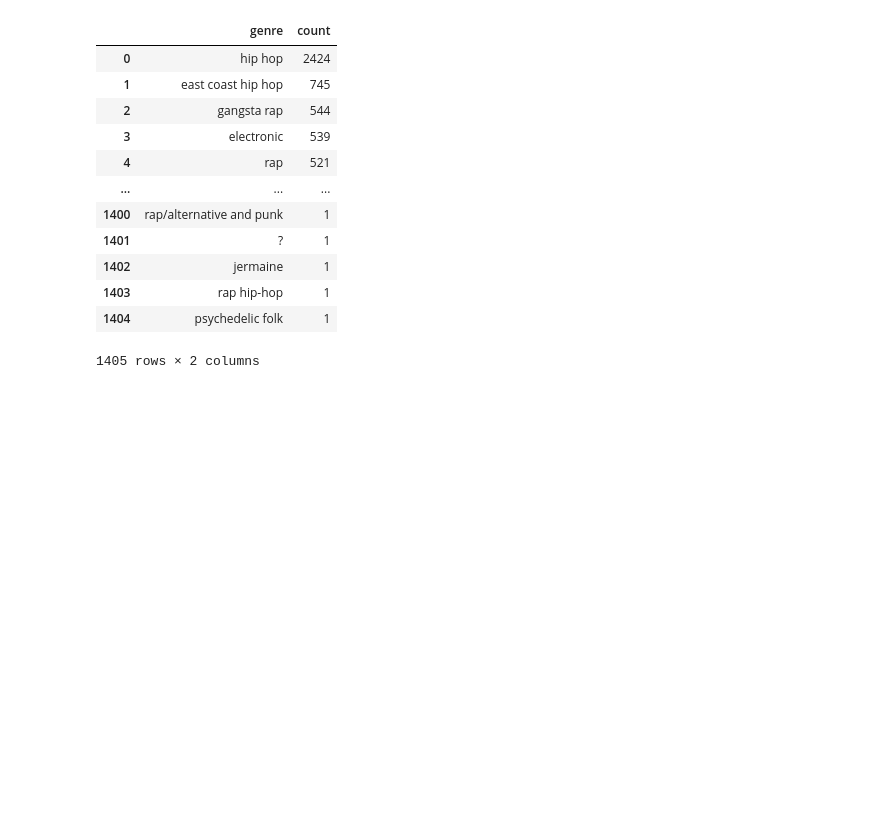
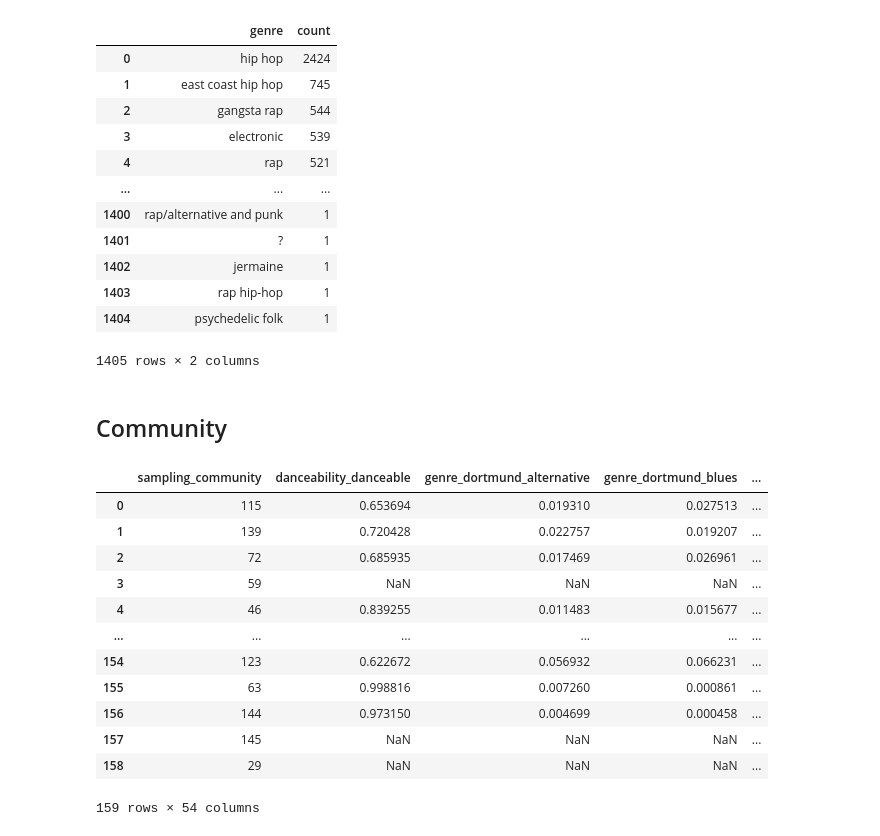
Before and after one commit to chrisapton/Music-KG-Project, a Jupyter notebook: notebooks/data_exploration.ipynb, the cells around one changed output. Drawn from its saved outputs; the diff is of its cells as text; code cells hidden in the pictures; blank space fills up the shorter version.

```diff
--- a/notebooks/data_exploration.ipynb
+++ b/notebooks/data_exploration.ipynb
@@ -73,3 +73,81 @@ run_query(query)
 | 1403 | rap hip-hop | 1 |
 | 1404 | psychedelic folk | 1 |
 1405 rows × 2 columns
+# %% [markdown]
+## Community
+# %%
+query = """
+MATCH (s:Song)
+RETURN
+  s.sampling_community AS sampling_community,
+  avg(s.danceability_danceable) AS danceability_danceable,
+  avg(s.genre_dortmund_alternative) AS genre_dortmund_alternative,
+  avg(s.genre_dortmund_blues) AS genre_dortmund_blues,
+  avg(s.genre_dortmund_electronic) AS genre_dortmund_electronic,
+  avg(s.genre_dortmund_folkcountry) AS genre_dortmund_folkcountry,
+  avg(s.genre_dortmund_funksoulrnb) AS genre_dortmund_funksoulrnb,
+  avg(s.genre_dortmund_jazz) AS genre_dortmund_jazz,
+  avg(s.genre_dortmund_pop) AS genre_dortmund_pop,
+  avg(s.genre_dortmund_raphiphop) AS genre_dortmund_raphiphop,
+  avg(s.genre_dortmund_rock) AS genre_dortmund_rock,
+  avg(s.genre_electronic_ambient) AS genre_electronic_ambient,
+  avg(s.genre_electronic_dnb) AS genre_electronic_dnb,
+  avg(s.genre_electronic_house) AS genre_electronic_house,
+  avg(s.genre_electronic_techno) AS genre_electronic_techno,
+  avg(s.genre_electronic_trance) AS genre_electronic_trance,
+  avg(s.genre_rosamerica_cla) AS genre_rosamerica_cla,
+  avg(s.genre_rosamerica_dan) AS genre_rosamerica_dan,
+  avg(s.genre_rosamerica_hip) AS genre_rosamerica_hip,
+  avg(s.genre_rosamerica_jaz) AS genre_rosamerica_jaz,
+  avg(s.genre_rosamerica_pop) AS genre_rosamerica_pop,
+  avg(s.genre_rosamerica_rhy) AS genre_rosamerica_rhy,
+  avg(s.genre_rosamerica_roc) AS genre_rosamerica_roc,
+  avg(s.genre_rosamerica_spe) AS genre_rosamerica_spe,
+  avg(s.genre_tzanetakis_blu) AS genre_tzanetakis_blu,
+  avg(s.genre_tzanetakis_cla) AS genre_tzanetakis_cla,
+  avg(s.genre_tzanetakis_cou) AS genre_tzanetakis_cou,
+  avg(s.genre_tzanetakis_dis) AS genre_tzanetakis_dis,
+  avg(s.genre_tzanetakis_hip) AS genre_tzanetakis_hip,
+  avg(s.genre_tzanetakis_jaz) AS genre_tzanetakis_jaz,
+  avg(s.genre_tzanetakis_met) AS genre_tzanetakis_met,
+  avg(s.genre_tzanetakis_pop) AS genre_tzanetakis_pop,
+  avg(s.genre_tzanetakis_reg) AS genre_tzanetakis_reg,
+  avg(s.genre_tzanetakis_roc) AS genre_tzanetakis_roc,
+  avg(s.ismir04_rhythm_ChaChaCha) AS ismir04_rhythm_ChaChaCha,
+  avg(s.ismir04_rhythm_Jive) AS ismir04_rhythm_Jive,
+  avg(s.ismir04_rhythm_Quickstep) AS ismir04_rhythm_Quickstep,
+  avg(s.ismir04_rhythm_Rumba_American) AS ismir04_rhythm_Rumba_American,
+  avg(s.ismir04_rhythm_Rumba_International) AS ismir04_rhythm_Rumba_International,
+  avg(s.ismir04_rhythm_Rumba_Misc) AS ismir04_rhythm_Rumba_Misc,
+  avg(s.ismir04_rhythm_Samba) AS ismir04_rhythm_Samba,
+  avg(s.ismir04_rhythm_Tango) AS ismir04_rhythm_Tango,
+  avg(s.ismir04_rhythm_VienneseWaltz) AS ismir04_rhythm_VienneseWaltz,
+  avg(s.ismir04_rhythm_Waltz) AS ismir04_rhythm_Waltz,
+  avg(s.mood_acoustic_acoustic) AS mood_acoustic_acoustic,
+  avg(s.mood_aggressive_aggressive) AS mood_aggressive_aggressive,
+  avg(s.mood_electronic_electronic) AS mood_electronic_electronic,
+  avg(s.mood_happy_happy) AS mood_happy,
+  avg(s.mood_party) AS mood_party,
+  avg(s.mood_relaxed) AS mood_relaxed,
+  avg(s.mood_sad) AS mood_sad,
+  avg(s.timbre_bright) AS timbre_bright,
+  avg(s.tonal_atonal_atonal) AS tonal_atonal_atonal,
+  avg(s.voice_instrumental_voice) AS voice_instrumental_voice
+"""
+
+community_features = run_query(query)
+community_features
+# %% [output]
+|  | sampling_community | danceability_danceable | genre_dortmund_alternative | genre_dortmund_blues | ... |
+| 0 | 115 | 0.653694 | 0.019310 | 0.027513 | ... |
+| 1 | 139 | 0.720428 | 0.022757 | 0.019207 | ... |
+| 2 | 72 | 0.685935 | 0.017469 | 0.026961 | ... |
+| 3 | 59 | NaN | NaN | NaN | ... |
+| 4 | 46 | 0.839255 | 0.011483 | 0.015677 | ... |
+| ... | ... | ... | ... | ... | ... |
+| 154 | 123 | 0.622672 | 0.056932 | 0.066231 | ... |
+| 155 | 63 | 0.998816 | 0.007260 | 0.000861 | ... |
+| 156 | 144 | 0.973150 | 0.004699 | 0.000458 | ... |
+| 157 | 145 | NaN | NaN | NaN | ... |
+| 158 | 29 | NaN | NaN | NaN | ... |
+159 rows × 54 columns
```
Also changed, not shown: parts of 3 cells of this notebook, 5 other files.
